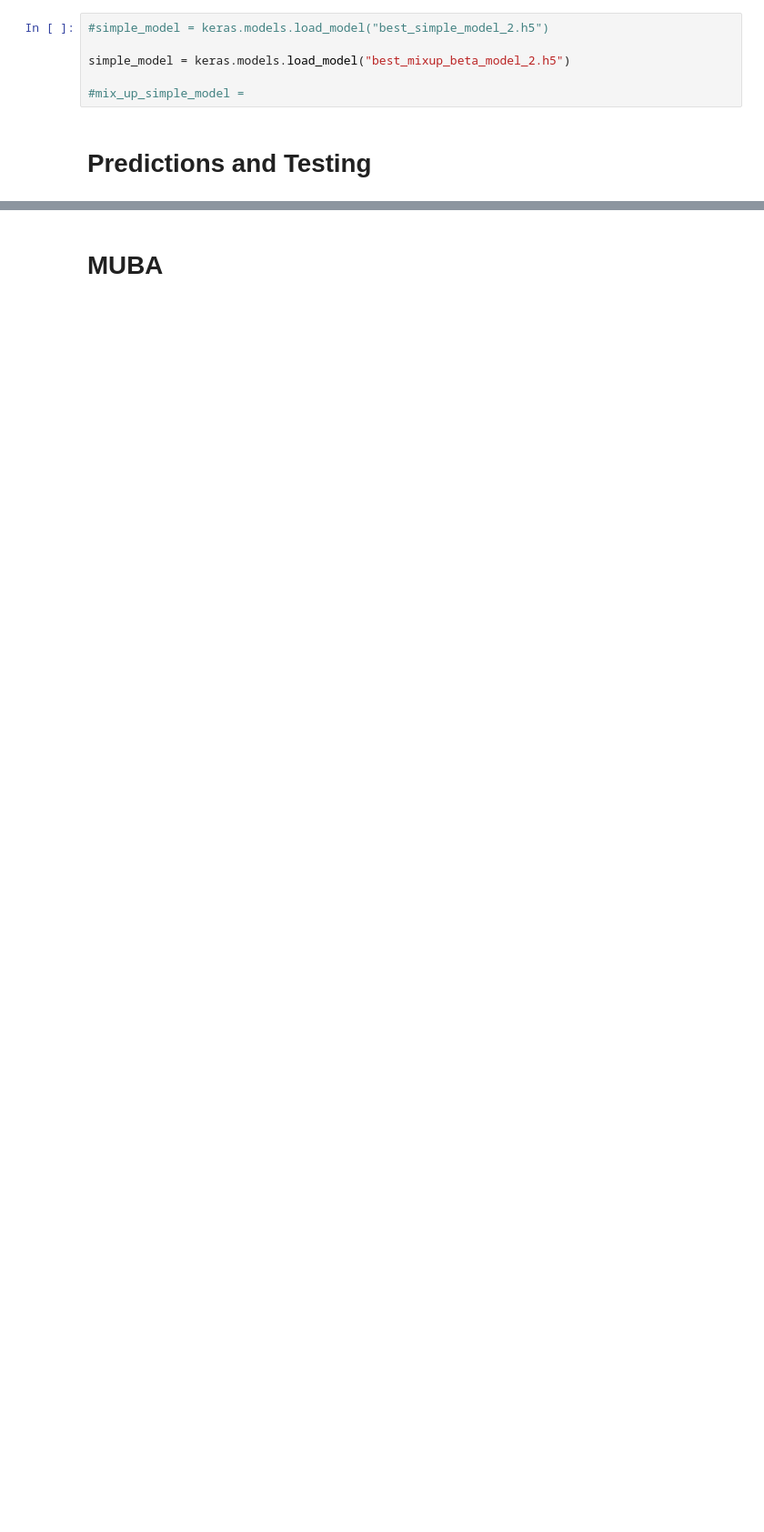
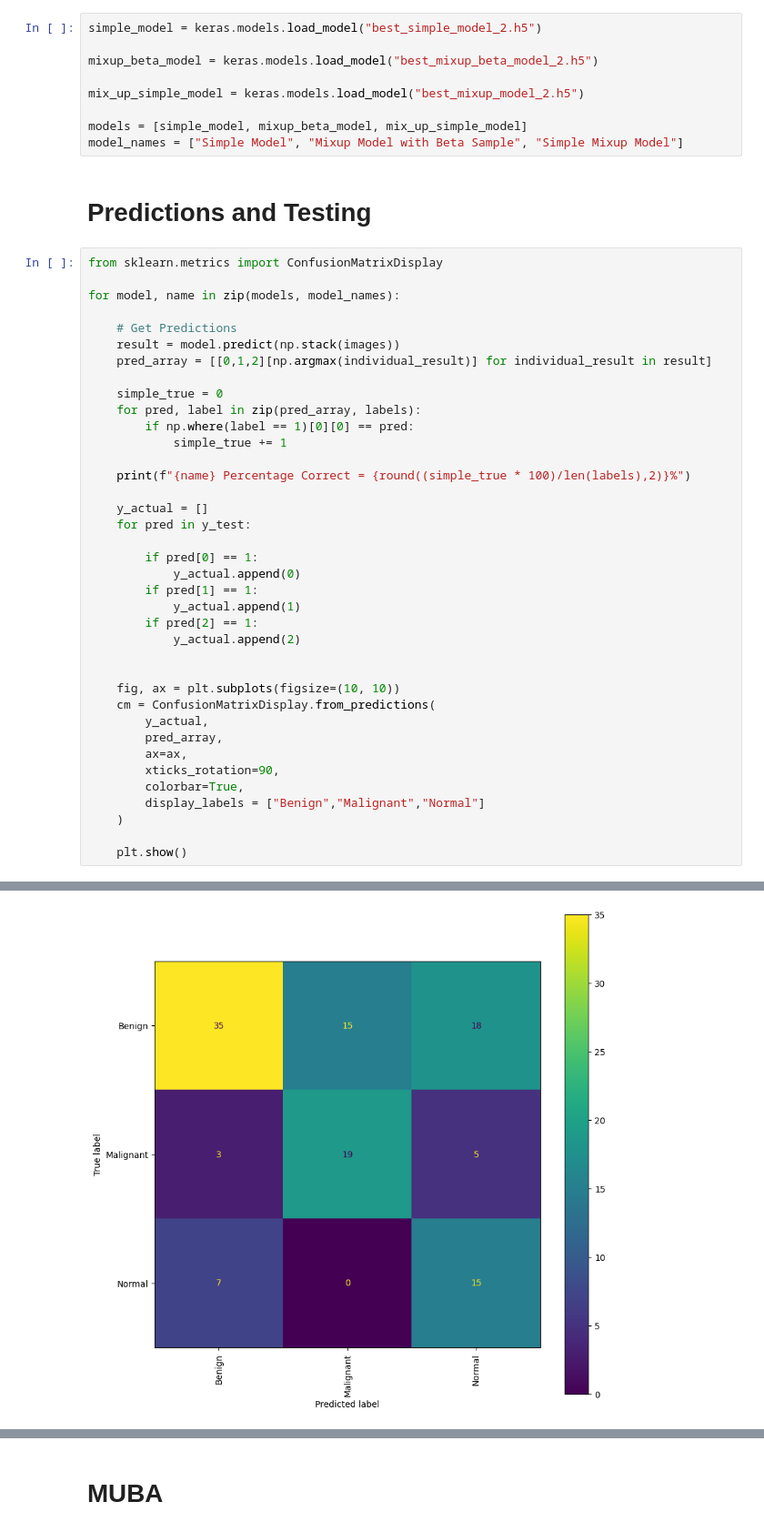
Before and after one commit to willpoulett/MUBA_pipeline, a Jupyter notebook: eval.ipynb, the cells around one changed output, grey strips where cells are left out. Shown at 91% size. Cells and saved outputs as stored; diff of their text form; blank space fills up the shorter version.

```diff
--- a/eval.ipynb
+++ b/eval.ipynb
@@ -176,10 +176,52 @@ for img, label in zip(images,labels):
 # %% [markdown]
 # Load Models
 # %%
-#simple_model = keras.models.load_model("best_simple_model_2.h5")
+simple_model = keras.models.load_model("best_simple_model_2.h5")
 
-simple_model = keras.models.load_model("best_mixup_beta_model_2.h5")
+mixup_beta_model = keras.models.load_model("best_mixup_beta_model_2.h5")
 
-#mix_up_simple_model =
+mix_up_simple_model = keras.models.load_model("best_mixup_model_2.h5")
+
+models = [simple_model, mixup_beta_model, mix_up_simple_model]
+model_names = ["Simple Model", "Mixup Model with Beta Sample", "Simple Mixup Model"]
 # %% [markdown]
 # Predictions and Testing
+# %%
+from sklearn.metrics import ConfusionMatrixDisplay
+
+for model, name in zip(models, model_names):
+
+    # Get Predictions
+    result = model.predict(np.stack(images))
+    pred_array = [[0,1,2][np.argmax(individual_result)] for individual_result in result]
+
+    simple_true = 0
+    for pred, label in zip(pred_array, labels):
+        if np.where(label == 1)[0][0] == pred:
+            simple_true += 1
+
+    print(f"{name} Percentage Correct = {round((simple_true * 100)/len(labels),2)}%")
+
+    y_actual = []
+    for pred in y_test:
+
+        if pred[0] == 1:
+            y_actual.append(0)
+        if pred[1] == 1:
+            y_actual.append(1)
+        if pred[2] == 1:
+            y_actual.append(2)
+
+
+    fig, ax = plt.subplots(figsize=(10, 10))
+    cm = ConfusionMatrixDisplay.from_predictions(
+        y_actual,
+        pred_array,
+        ax=ax,
+        xticks_rotation=90,
+        colorbar=True,
+        display_labels = ["Benign","Malignant","Normal"]
+    )
+
+    plt.show()
+# %% [output]
@@ -185,0 +230 @@ simple_model = keras.models.load_model("best_mixup_beta_model_2.h5")
+[figure, added]
```
Also changed, not shown: parts of 8 cells of this notebook, 3 other files.
